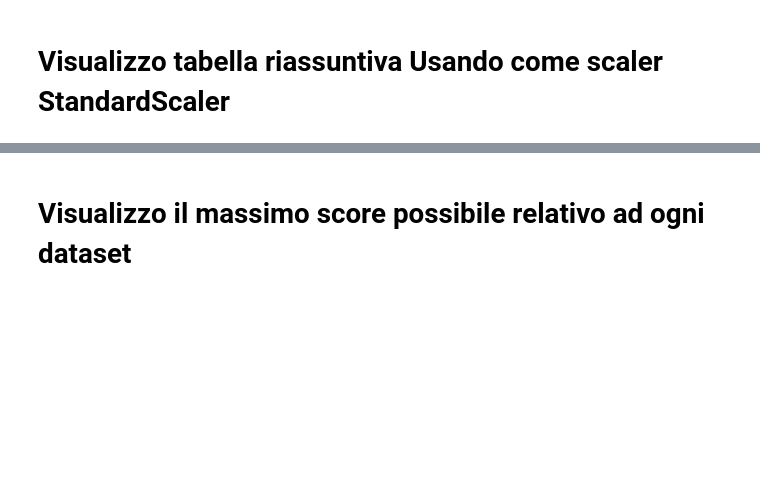
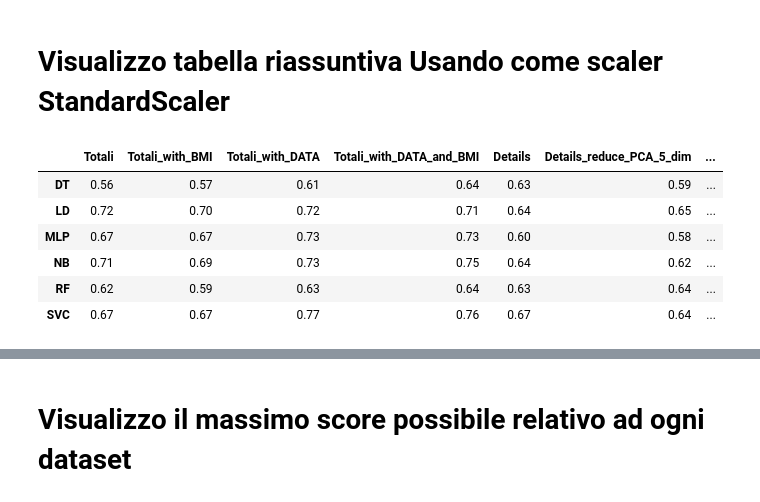
Before and after one commit to aleberans/Analisi-dati-per-problemi-di-medicina-legale, a Jupyter notebook: codice/classificazione-investiti.ipynb, the cells around one changed output, grey strips where cells are left out. Saved outputs shown, nothing was run; the diff lists cells and outputs as text; code cells hidden in the pictures; blank space fills up the shorter version.

```diff
--- a/codice/classificazione-investiti.ipynb
+++ b/codice/classificazione-investiti.ipynb
@@ -358,5 +360,16 @@ def highlight_max_prova(data, color='yellow'):
         is_max = data == data.max().max()
         return pd.DataFrame(np.where(is_max, attr, ''),
                             index=data.index, columns=data.columns)
+# %%
+tableStandardScaler = pd.DataFrame(risultatiStandardScaler)
+tableStandardScaler.style.apply(highlight_maxs, axis=1).format(float_formatter)
+# %% [output]
+|  | Totali | Totali_with_BMI | Totali_with_DATA | Totali_with_DATA_and_BMI | Details | Details_reduce_PCA_5_dim | ... |
+| DT | 0.56 | 0.57 | 0.61 | 0.64 | 0.63 | 0.59 | ... |
+| LD | 0.72 | 0.70 | 0.72 | 0.71 | 0.64 | 0.65 | ... |
+| MLP | 0.67 | 0.67 | 0.73 | 0.73 | 0.60 | 0.58 | ... |
+| NB | 0.71 | 0.69 | 0.73 | 0.75 | 0.64 | 0.62 | ... |
+| RF | 0.62 | 0.59 | 0.63 | 0.64 | 0.63 | 0.64 | ... |
+| SVC | 0.67 | 0.67 | 0.77 | 0.76 | 0.67 | 0.64 | ... |
 # %%
 tableStandardScaler = pd.DataFrame(risultatiStandardScaler)
```
Also changed, not shown: parts of 12 cells of this notebook, 1 other file.
